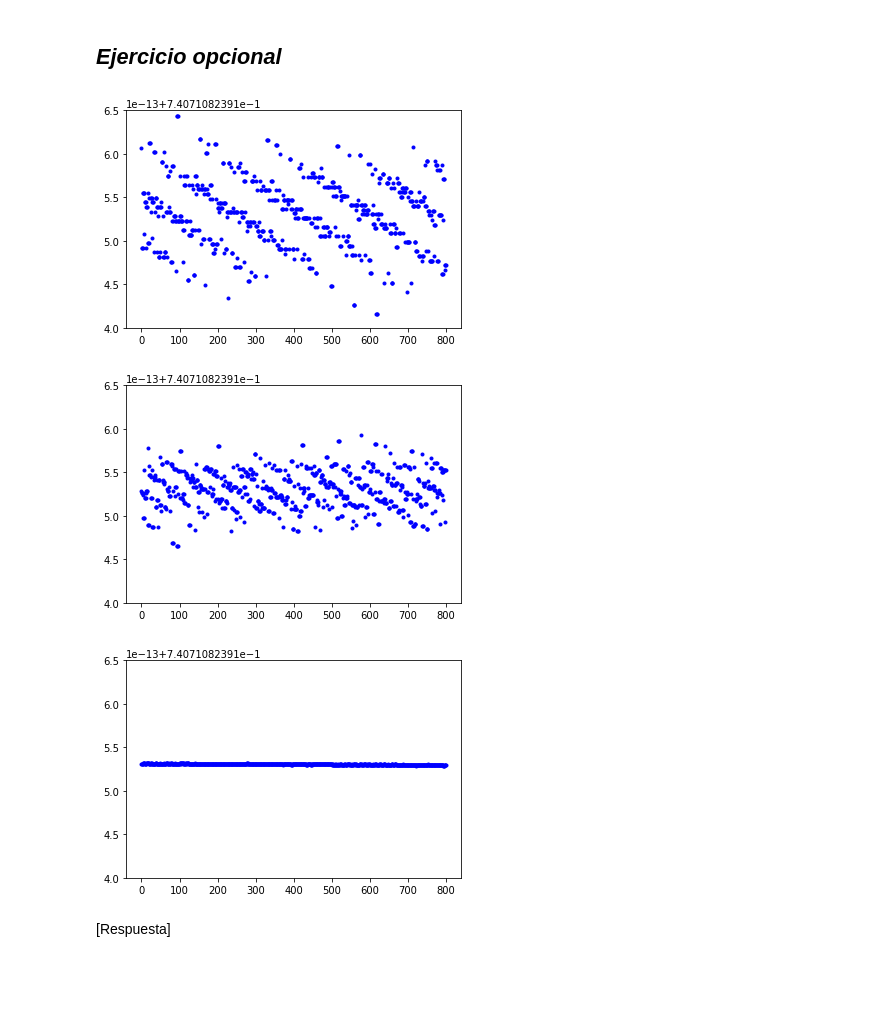
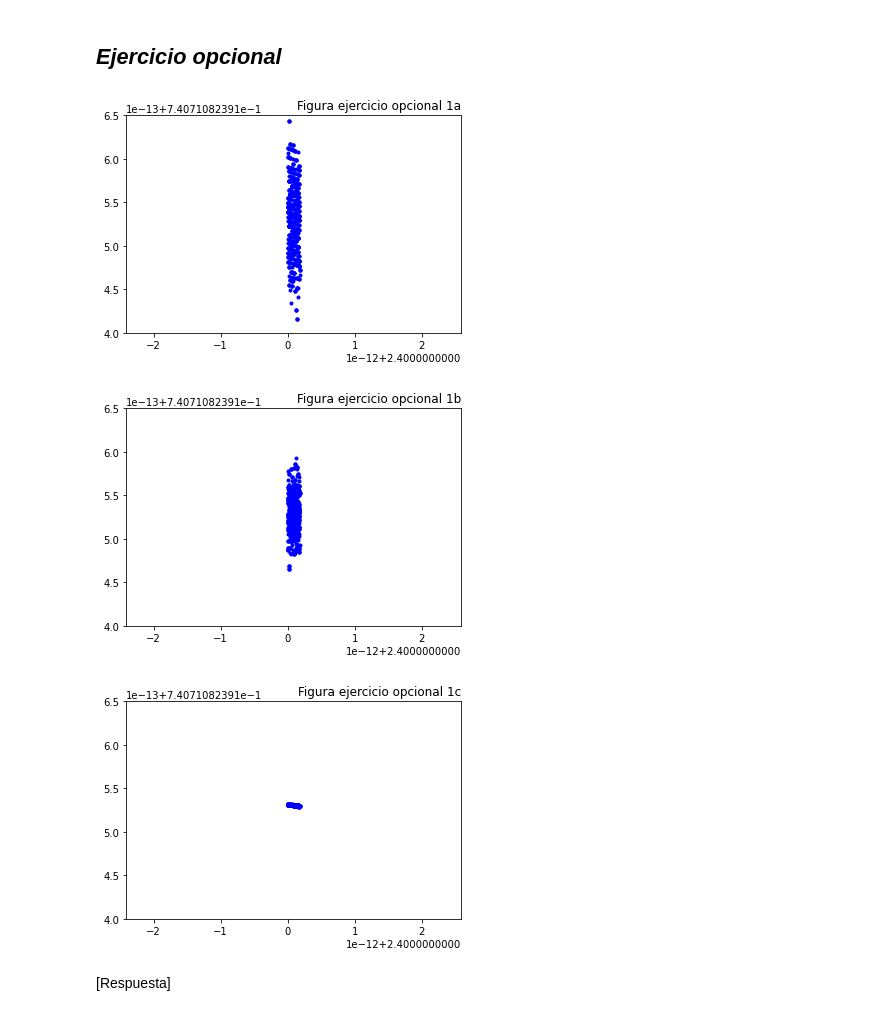
Before and after one commit to BlancaCC/ComputacionNumerica, a Jupyter notebook: practica.ipynb, the cells around one changed output. Cells and saved outputs as stored; diff of their text form; code cells hidden in the pictures; blank space fills up the shorter version.

```diff
--- a/practica.ipynb
+++ b/practica.ipynb
@@ -83,18 +80,24 @@ get_graphic(function_c)
 [Respuesta]
 # %% [markdown]
 ## *Ejercicio opcional*
-# %%
-get_graphic(function_a, optional=True)
-# %% [output]
-[figure, removed]
-# %%
-get_graphic(function_b, optional=True)
-# %% [output]
-[figure, removed]
-# %%
-get_graphic(function_c, optional=True)
-# %% [output]
-[figure, removed]
+# %%
+# optional parameters
+optional_step_bias = 2.4
+optional_step = 2**-52
+optional_y_lim_parameters=(.7407108239094,.74071082390965)
+
+get_graphic( function_a, title='Figura ejercicio opcional 1a', step_bias= optional_step_bias, step=optional_step,
+ y_lim_parameters=optional_y_lim_parameters)
+
+get_graphic(function_b, title='Figura ejercicio opcional 1b', step_bias= optional_step_bias, step=optional_step,
+ y_lim_parameters=optional_y_lim_parameters)
+
+get_graphic(function_c, title='Figura ejercicio opcional 1c', step_bias= optional_step_bias, step=optional_step,
+ y_lim_parameters=optional_y_lim_parameters)
+# %% [output]
+[figure, added]
+[figure, added]
+[figure, added]
 # %% [markdown]
 [Respuesta]
 # %% [markdown]
```
Also changed, not shown: parts of 18 cells of this notebook.
